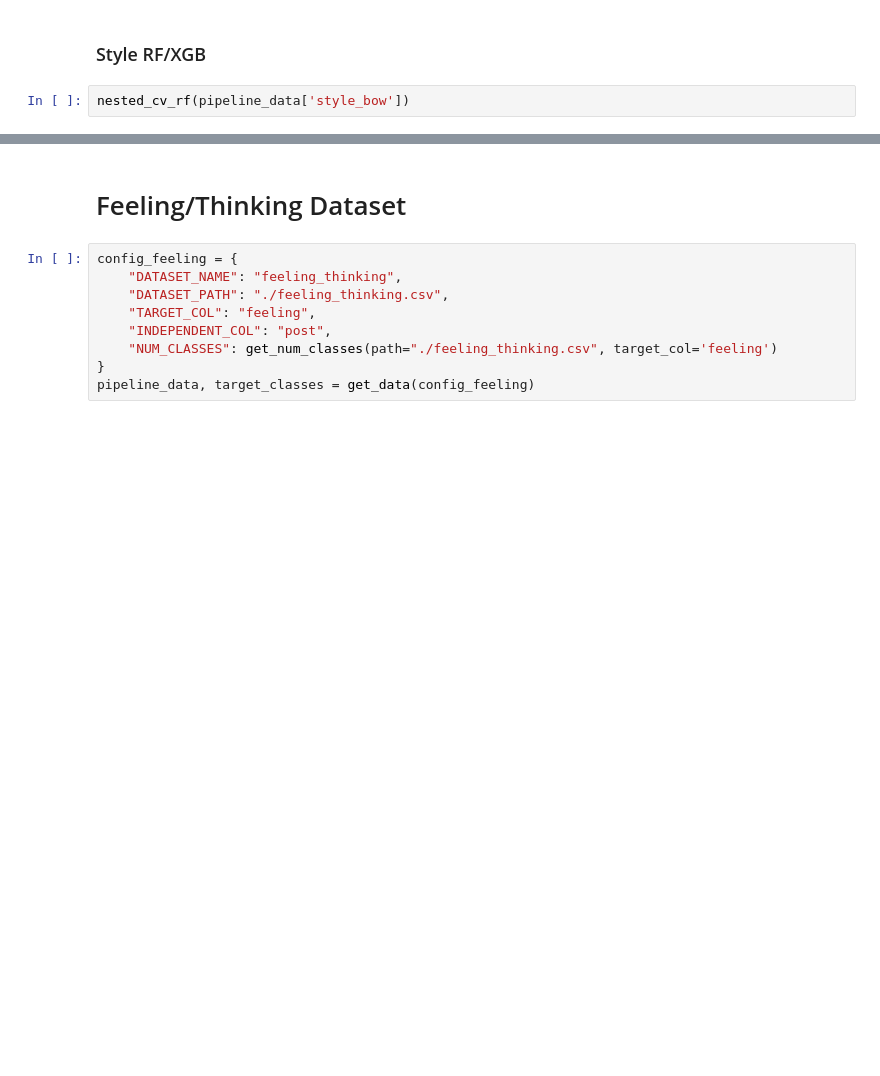
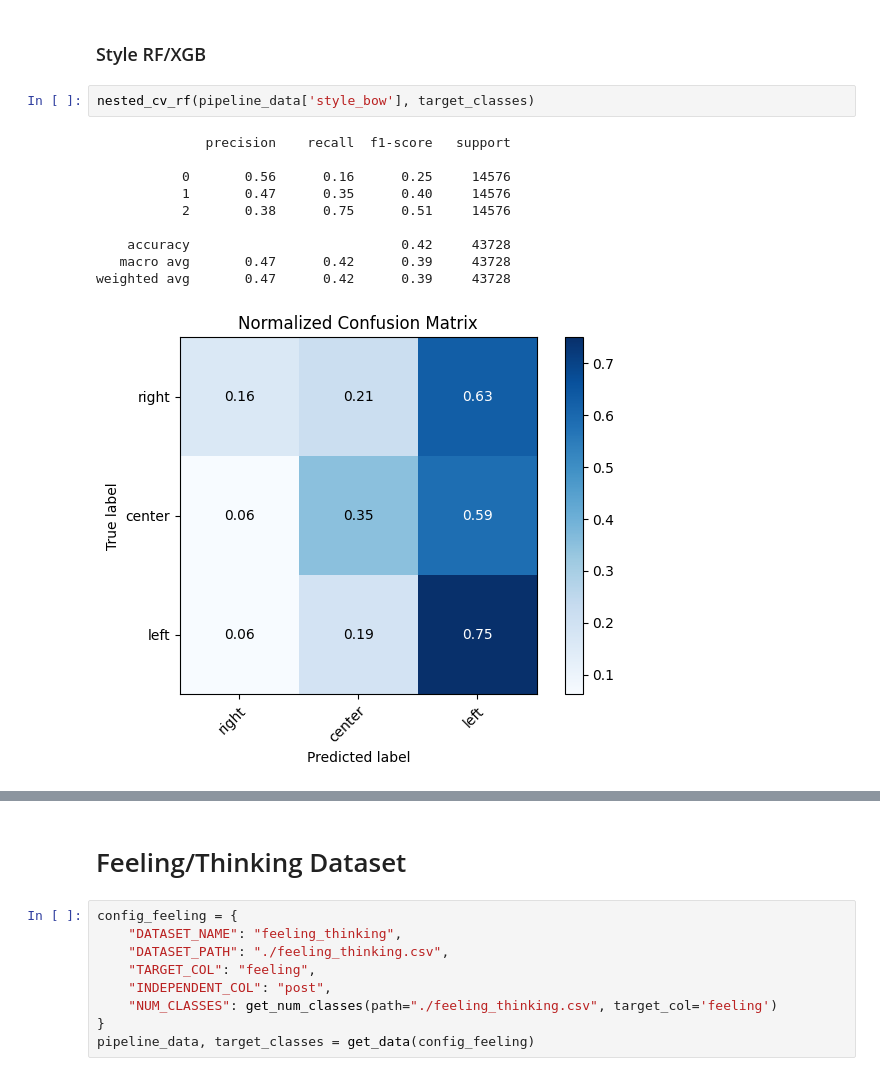
Before and after one commit to EKarasevnl/Language-and-AI, a Jupyter notebook: hyp_1_stylometry/stylometry_all_together.ipynb, the cells around one changed output, grey strips where cells are left out. Saved outputs shown, nothing was run; the diff lists cells and outputs as text; blank space fills up the shorter version.

```diff
--- a/hyp_1_stylometry/stylometry_all_together.ipynb
+++ b/hyp_1_stylometry/stylometry_all_together.ipynb
@@ -487,5 +514,16 @@ evaluate_clf(clf=clf,
 # %% [markdown]
 ### Style RF/XGB
 # %%
-nested_cv_rf(pipeline_data['style_bow'])
+nested_cv_rf(pipeline_data['style_bow'], target_classes)
+# %% [output]
+              precision    recall  f1-score   support
+
+           0       0.56      0.16      0.25     14576
+           1       0.47      0.35      0.40     14576
+           2       0.38      0.75      0.51     14576
+
+    accuracy                           0.42     43728
+   macro avg       0.47      0.42      0.39     43728
+weighted avg       0.47      0.42      0.39     43728
+[figure, added]
 # %%
```
Also changed, not shown: parts of 25 cells of this notebook.
